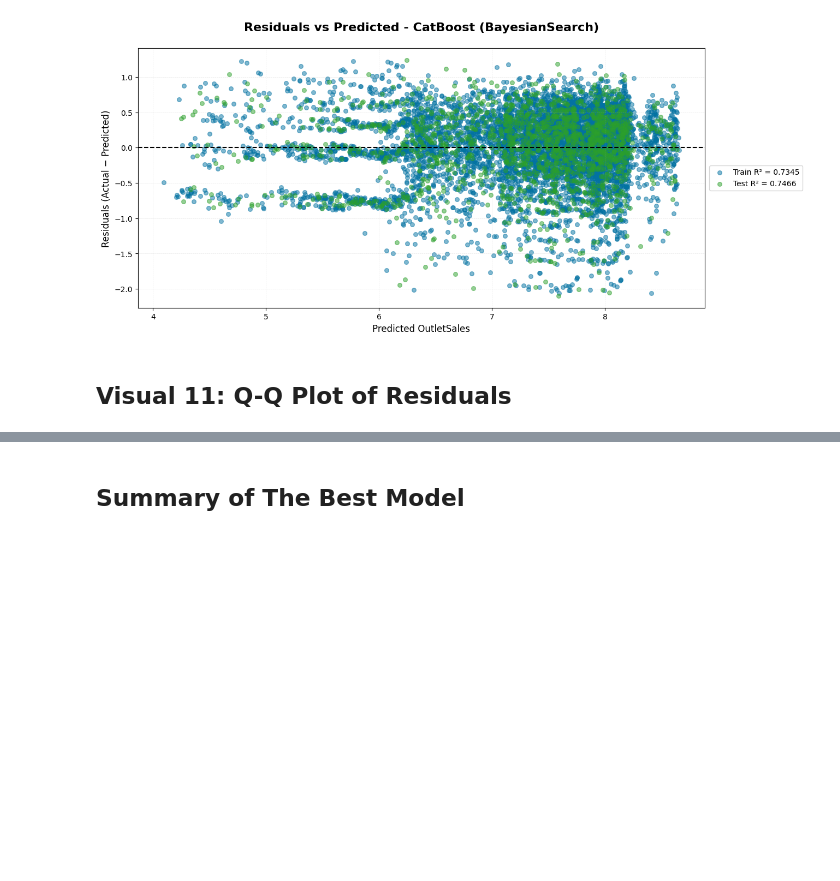
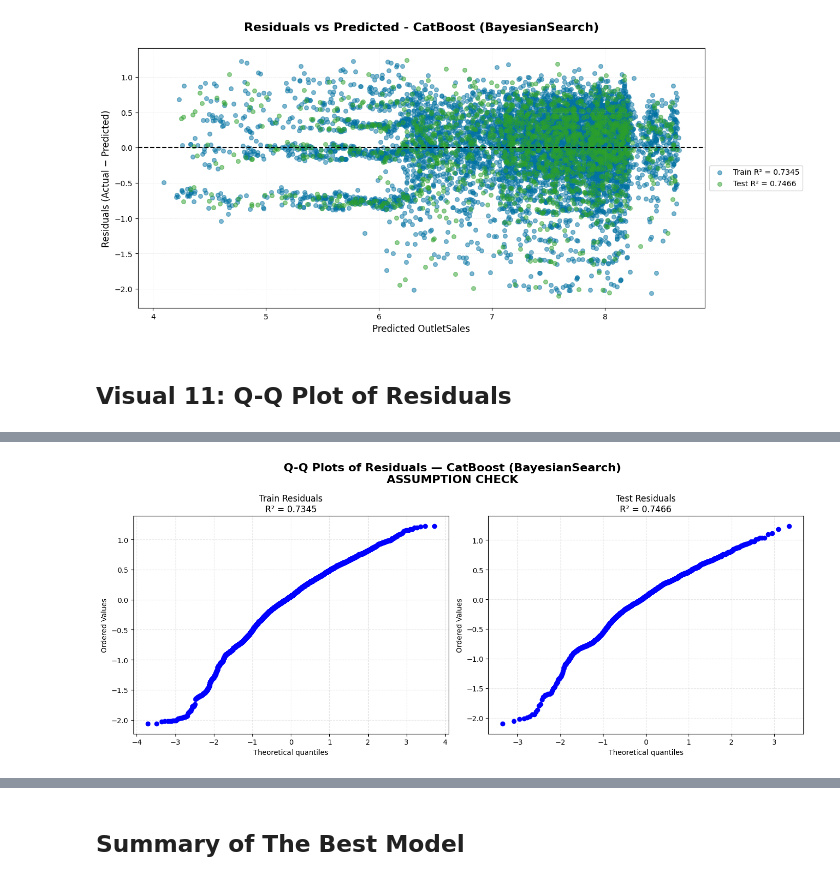
Before and after one commit to tshihab07/Super-Market-Sales-Forecasting, a Jupyter notebook: notebookes/model_SelectionAndAnalysis.ipynb, the cells around one changed output, grey strips where cells are left out. Drawn from its saved outputs; the diff is of its cells as text; code cells hidden in the pictures; blank space fills up the shorter version.

```diff
--- a/notebookes/model_SelectionAndAnalysis.ipynb
+++ b/notebookes/model_SelectionAndAnalysis.ipynb
@@ -643,0 +659,20 @@ plt.show()
+# %%
+fig, axes = plt.subplots(1, 2, figsize=(14, 6))
+
+# Train residuals
+stats.probplot(residuals_train, dist="norm", plot=axes[0], fit=False, rvalue=True)
+axes[0].set_title(f'Train Residuals\nR² = {best_variants.iloc[0]["CV R2"]}', fontsize=12)
+axes[0].grid(True, alpha=0.3, linestyle='--')
+
+# Test residuals
+stats.probplot(residuals_test, dist="norm", plot=axes[1], fit=False, rvalue=True)
+axes[1].set_title(f'Test Residuals\nR² = {best_variants.iloc[0]["Test R2"]}', fontsize=12)
+axes[1].grid(True, alpha=0.3, linestyle='--')
+
+# Add overall title
+fig.suptitle(f"Q-Q Plots of Residuals — {best_model_name}\nASSUMPTION CHECK", fontsize=16, fontweight='bold')
+
+plt.tight_layout()
+plt.show()
+# %% [output]
+[figure, added]
```
Also changed, not shown: parts of 2 cells of this notebook.
